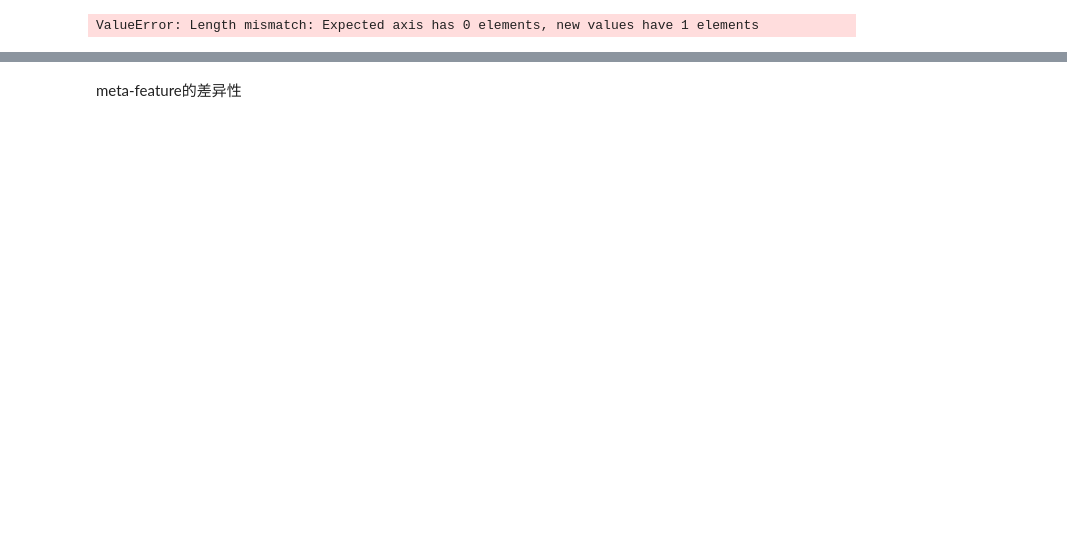
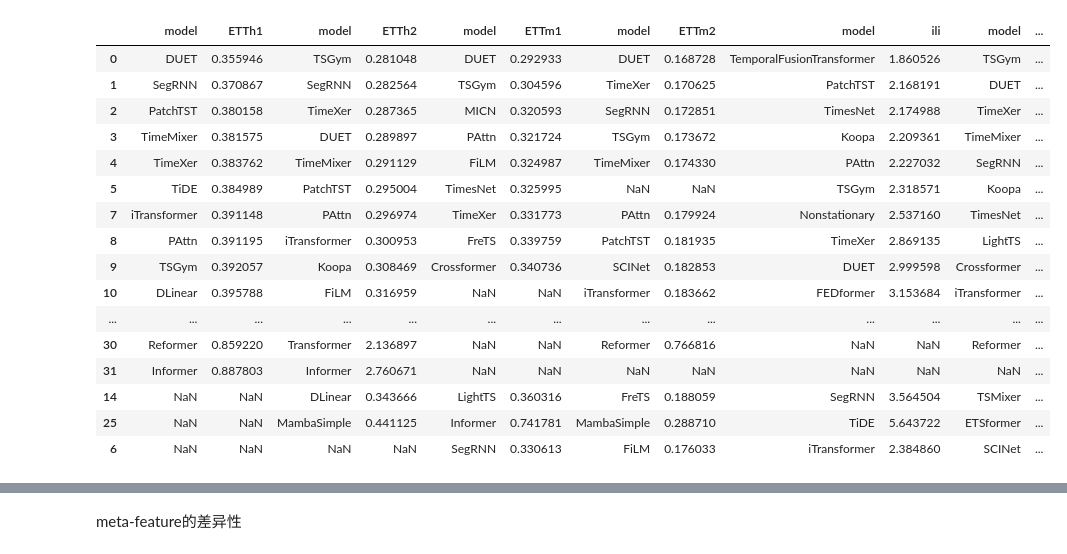
Before and after one commit to SUFE-AILAB/TSGym, a Jupyter notebook: meta/analysis.ipynb, the cells around one changed output, grey strips where cells are left out. Drawn from its saved outputs; the diff is of its cells as text; code cells hidden in the pictures; blank space fills up the shorter version.

Commit message:
update meta-learner related codes

```diff
--- a/meta/analysis.ipynb
+++ b/meta/analysis.ipynb
@@ -13,12 +13,12 @@ arg_add_transformer=False
 # %%
-result_path = '/data/coding/chaochuan/TSGym/meta/results'
-# datasets = ['ETTh1', 'ETTh2', 'ETTm1', 'ETTm2', 'ili', 'weather', 'ECL', 'Exchange', 'traffic']
-datasets = ['ETTh1', 'ETTh2', 'traffic']
+result_path = './meta/results'
+datasets = ['ETTh1', 'ETTh2', 'ETTm1', 'ETTm2', 'ili', 'weather', 'ECL', 'Exchange', 'traffic']
 if arg_add_new_dataset:
     datasets.extend(['covid-19', 'fred-md'])
 file_list = [f'{dataset}-component_balance_{arg_component_balance}-add_new_dataset_{arg_add_new_dataset}-add_transformer_{arg_add_transformer}.npz' for dataset in datasets]
 
-baselines = ['iTransformer',
+baselines = [
+ 'iTransformer',
  'MambaSimple',
  'PatchTST',
  'TimeMixer',
@@ -41,6 +41,7 @@ baselines = ['iTransformer',
  'TimesNet',
  'TSMixer',
  'Autoformer',
- 'Reformer']
+ 'Reformer',
+ 'DUET']
 print(len(file_list))
 # %% [output]
@@ -48,13 +69,26 @@ print(len(file_list))
 # %%
 # sota performance
-def search_sota_performance(dataset, pred_lens=[96], path = './results_long_term_forecasting/results'):
+def search_sota_performance(dataset, pred_lens=[96],
+                            path_old='./results',
+                            path='./results_long_term_forecasting/results'):
     result_dict = {}
     for pred_len in pred_lens:
-        model_list = os.listdir(path)
-        model_list = [_ for _ in model_list if f'pl{pred_len}' in _ and dataset in _]
+        model_list_old = os.listdir(path_old)
+        model_list_old = [_ for _ in model_list_old if f'pl{pred_len}' in _ and dataset in _]
+
+        try:
+            model_list_new = os.listdir(os.path.join(path, dataset))
+            model_list_new = [_ for _ in model_list_new if f'pl{pred_len}' in _]
+        except:
+            model_list_new = []
+        model_list = model_list_old + model_list_new
+
         result_dict[pred_len] = {}
         for model in model_list:
-            result = np.load(os.path.join(path, dataset, model, 'metrics.npy'), allow_pickle=True)
+            try:
+                result = np.load(os.path.join(path_old, model, 'metrics.npy'), allow_pickle=True)
+            except:
+                result = np.load(os.path.join(path, dataset, model, 'metrics.npy'), allow_pickle=True)
             result_dict[pred_len][model] = result[1]
 
     df = pd.DataFrame.from_dict(result_dict[pred_lens[0]], orient='index')
@@ -123,37 +158,52 @@ plt.show()
 dfs = []
 ranks = {k: [] for k in baselines}
 ranks['TSGym'] = []
 for i, file in enumerate(file_list):
     # dataset = file.split('-')[0]
     dataset = file[:re.search('-component', file).start()]
 
     if dataset in ['ili', 'covid-19', 'fred-md']:
         df = search_sota_performance(dataset, pred_lens=[24])
     else:
         df = search_sota_performance(dataset)
 
-
     # 添加图例和标题
     perf_epoch = np.load(os.path.join(result_path, file), allow_pickle=True)
     top1_perf_epoch = perf_epoch['top1_perf_epoch']
-
 
 
     df.loc['TSGym'] = top1_perf_epoch[perf_epoch['best_epoch'].item()]
     df = df.sort_values(by='mse')
     df = df.reset_index()
     df.columns = ['model', dataset]
-    # df = df.iloc[:10, :]
+    # todo: 有重复, 并且跑出来结果还不同
+    df = df.drop_duplicates(subset='model', keep='first')
     for baseline in baselines:
         if len(np.where(df['model'] == baseline)[0]) > 0:
             ranks[baseline].append((np.where(df['model'] == baseline)[0] + 1).item())
     ranks['TSGym'].append((np.where(df['model'] == 'TSGym')[0] + 1).item())
     dfs.append(df)
 
 dfs = pd.concat(dfs, axis=1)
 dfs
 # %% [output]
-ValueError: Length mismatch: Expected axis has 0 elements, new values have 1 elements
+|  | model | ETTh1 | model | ETTh2 | model | ETTm1 | model | ETTm2 | model | ili | model | ... |
+| 0 | DUET | 0.355946 | TSGym | 0.281048 | DUET | 0.292933 | DUET | 0.168728 | TemporalFusionTransformer | 1.860526 | TSGym | ... |
+| 1 | SegRNN | 0.370867 | SegRNN | 0.282564 | TSGym | 0.304596 | TimeXer | 0.170625 | PatchTST | 2.168191 | DUET | ... |
+| 2 | PatchTST | 0.380158 | TimeXer | 0.287365 | MICN | 0.320593 | SegRNN | 0.172851 | TimesNet | 2.174988 | TimeXer | ... |
+| 3 | TimeMixer | 0.381575 | DUET | 0.289897 | PAttn | 0.321724 | TSGym | 0.173672 | Koopa | 2.209361 | TimeMixer | ... |
+| 4 | TimeXer | 0.383762 | TimeMixer | 0.291129 | FiLM | 0.324987 | TimeMixer | 0.174330 | PAttn | 2.227032 | SegRNN | ... |
+| 5 | TiDE | 0.384989 | PatchTST | 0.295004 | TimesNet | 0.325995 | NaN | NaN | TSGym | 2.318571 | Koopa | ... |
+| 7 | iTransformer | 0.391148 | PAttn | 0.296974 | TimeXer | 0.331773 | PAttn | 0.179924 | Nonstationary | 2.537160 | TimesNet | ... |
+| 8 | PAttn | 0.391195 | iTransformer | 0.300953 | FreTS | 0.339759 | PatchTST | 0.181935 | TimeXer | 2.869135 | LightTS | ... |
+| 9 | TSGym | 0.392057 | Koopa | 0.308469 | Crossformer | 0.340736 | SCINet | 0.182853 | DUET | 2.999598 | Crossformer | ... |
+| 10 | DLinear | 0.395788 | FiLM | 0.316959 | NaN | NaN | iTransformer | 0.183662 | FEDformer | 3.153684 | iTransformer | ... |
+| ... | ... | ... | ... | ... | ... | ... | ... | ... | ... | ... | ... | ... |
+| 30 | Reformer | 0.859220 | Transformer | 2.136897 | NaN | NaN | Reformer | 0.766816 | NaN | NaN | Reformer | ... |
+| 31 | Informer | 0.887803 | Informer | 2.760671 | NaN | NaN | NaN | NaN | NaN | NaN | NaN | ... |
+| 14 | NaN | NaN | DLinear | 0.343666 | LightTS | 0.360316 | FreTS | 0.188059 | SegRNN | 3.564504 | TSMixer | ... |
+| 25 | NaN | NaN | MambaSimple | 0.441125 | Informer | 0.741781 | MambaSimple | 0.288710 | TiDE | 5.643722 | ETSformer | ... |
+| 6 | NaN | NaN | NaN | NaN | SegRNN | 0.330613 | FiLM | 0.176033 | iTransformer | 2.384860 | SCINet | ... |
 # %%
 ranks
 # %% [output]
```
Also changed, not shown: parts of 8 cells of this notebook, 3 other files.
